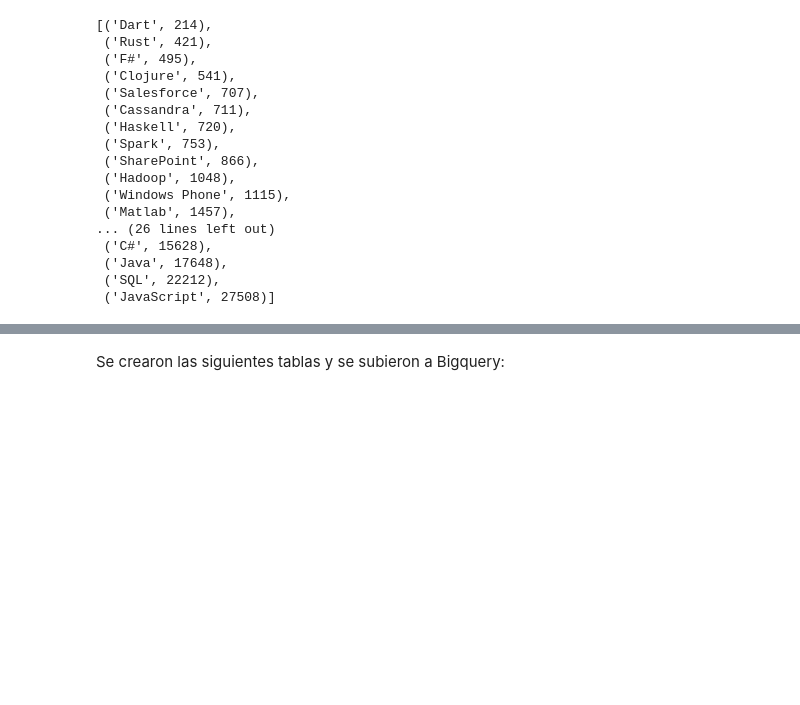
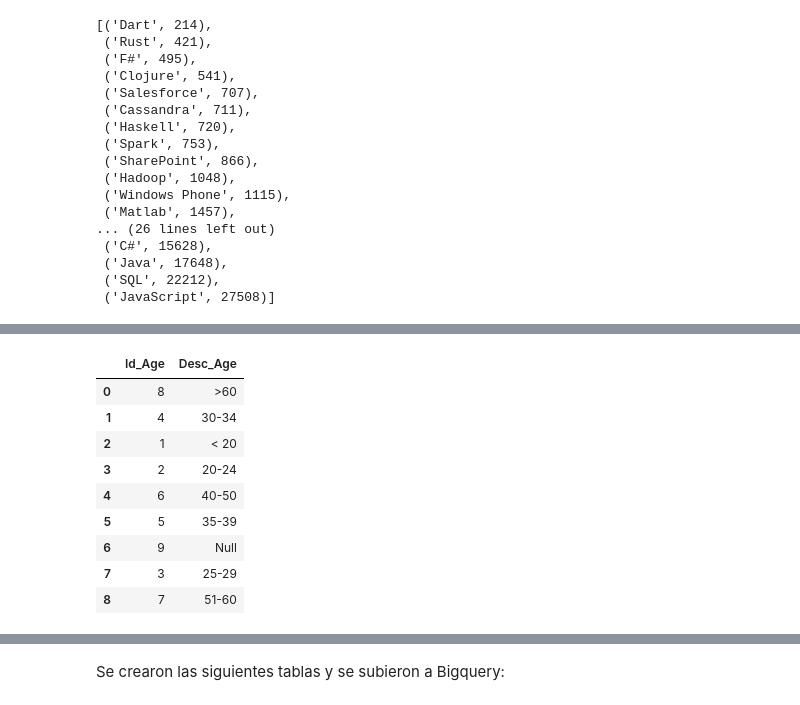
Before and after one commit to efvillar/Trabajo_Final_Bases_Datos, a Jupyter notebook: Trabajo Final Pregunta 1.ipynb, the cells around one changed output, grey strips where cells are left out. Drawn from its saved outputs; the diff is of its cells as text; code cells hidden in the pictures; blank space fills up the shorter version.

```diff
--- a/Trabajo Final Pregunta 1.ipynb
+++ b/Trabajo Final Pregunta 1.ipynb
@@ -384,0 +935,14 @@ all.head()
+# %%
+Age1 = pd.read_csv(r'.\Base_Datos_Encuestas\Age.csv')
+Age1
+# %% [output]
+|  | Id_Age | Desc_Age |
+| 0 | 8 | >60 |
+| 1 | 4 | 30-34 |
+| 2 | 1 | < 20 |
+| 3 | 2 | 20-24 |
+| 4 | 6 | 40-50 |
+| 5 | 5 | 35-39 |
+| 6 | 9 | Null |
+| 7 | 3 | 25-29 |
+| 8 | 7 | 51-60 |
```
Also changed, not shown: parts of 21 cells of this notebook, 2 other files.
